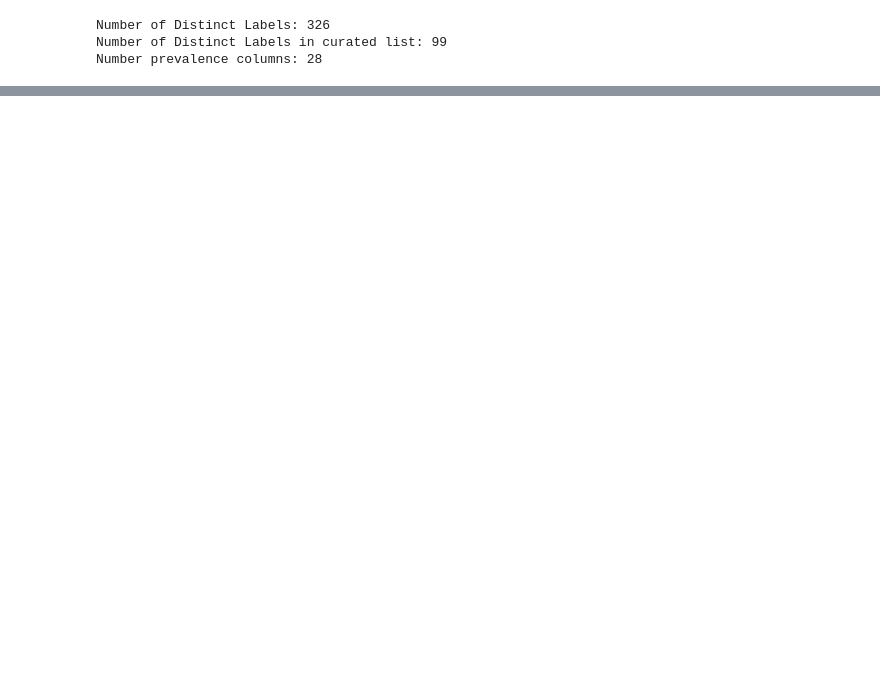
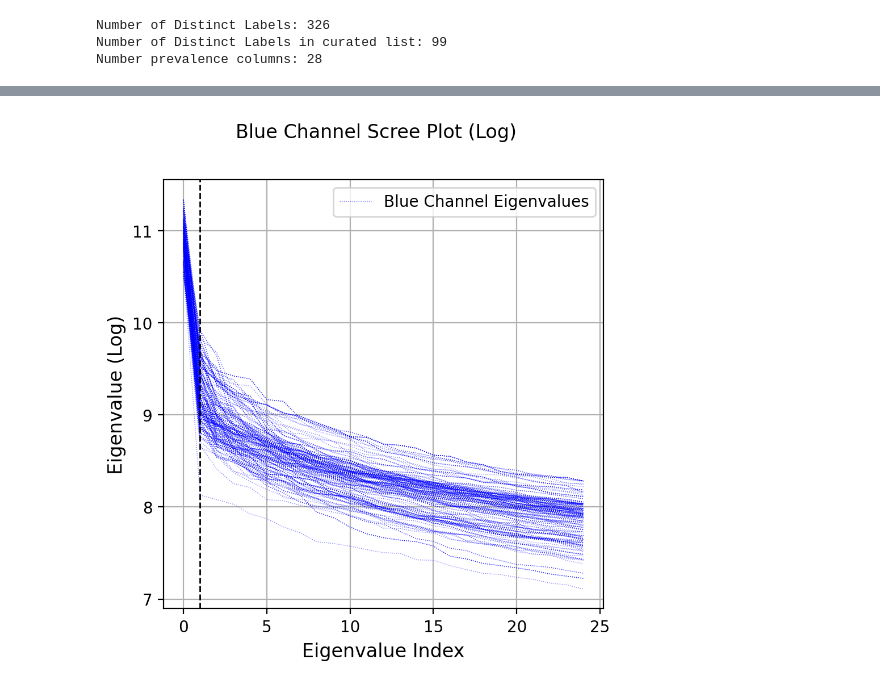
Before and after one commit to CooperStansbury/READMISSIONS, a Jupyter notebook: Washtenaw_case_study/notebooks/500_cities_analysis.ipynb, the cells around one changed output, grey strips where cells are left out. Drawn from its saved outputs; the diff is of its cells as text; code cells hidden in the pictures; blank space fills up the shorter version.

```diff
--- a/Washtenaw_case_study/notebooks/500_cities_analysis.ipynb
+++ b/Washtenaw_case_study/notebooks/500_cities_analysis.ipynb
@@ -158,0 +233,40 @@ PREVALENCE
+# %%
+
+TITLE = 'Blue Channel Scree Plot (Log)'
+SAMPLE_SIZE = len(data_df)
+FIRST_N = 25
+
+tmp = data_df.copy()
+
+red_eig_cols = [x for x in tmp.columns if 'red_eig_' in x]
+green_eig_cols = [x for x in tmp.columns if 'green_eig_' in x]
+blue_eig_cols = [x for x in tmp.columns if 'blue_eig_' in x]
+
+ind = np.array(range(len(red_eig_cols)))[:FIRST_N]
+
+
+fig = utils.build_fig(title=f"{TITLE}",
+                      y_lab="Eigenvalue (Log)",
+                      x_lab="Eigenvalue Index")
+
+for i in range(SAMPLE_SIZE):
+    reds = tmp[red_eig_cols].sample(1).values.ravel()[:FIRST_N]
+    greens = tmp[green_eig_cols].sample(1).values.ravel()[:FIRST_N]
+    blues = tmp[blue_eig_cols].sample(1).values.ravel()[:FIRST_N]
+
+    if i == 0:
+        # plt.plot(ind, np.log(reds), c='r', ls="-", alpha=0.5,linewidth=0.5, label='Red Channel Eigenvalues')
+        # plt.plot(ind, np.log(greens), c='g', ls="--", alpha=0.5, linewidth=0.5, label='Green Channel Eigenvalues')
+        plt.plot(ind, np.log(blues), c='b', ls=":", alpha=0.5,linewidth=0.5, label='Blue Channel Eigenvalues')
+        plt.legend()
+        plt.grid()
+    else:
+        # plt.plot(ind, np.log(reds), c='r', ls="-",linewidth=0.5, alpha=0.2)
+        # plt.plot(ind, np.log(greens), c='g', ls="--", linewidth=0.5, alpha=0.5)
+        plt.plot(ind, np.log(blues), c='b', ls=":", linewidth=0.5, alpha=0.5)
+
+plt.axvline(1, color='black', ls='--', lw=1)
+save_filepath = f"../figures/{TITLE}.png"
+plt.savefig(save_filepath,  bbox_inches = 'tight')
+# %% [output]
+[figure, added]
```
Also changed, not shown: parts of 13 cells of this notebook, 8 other files.
